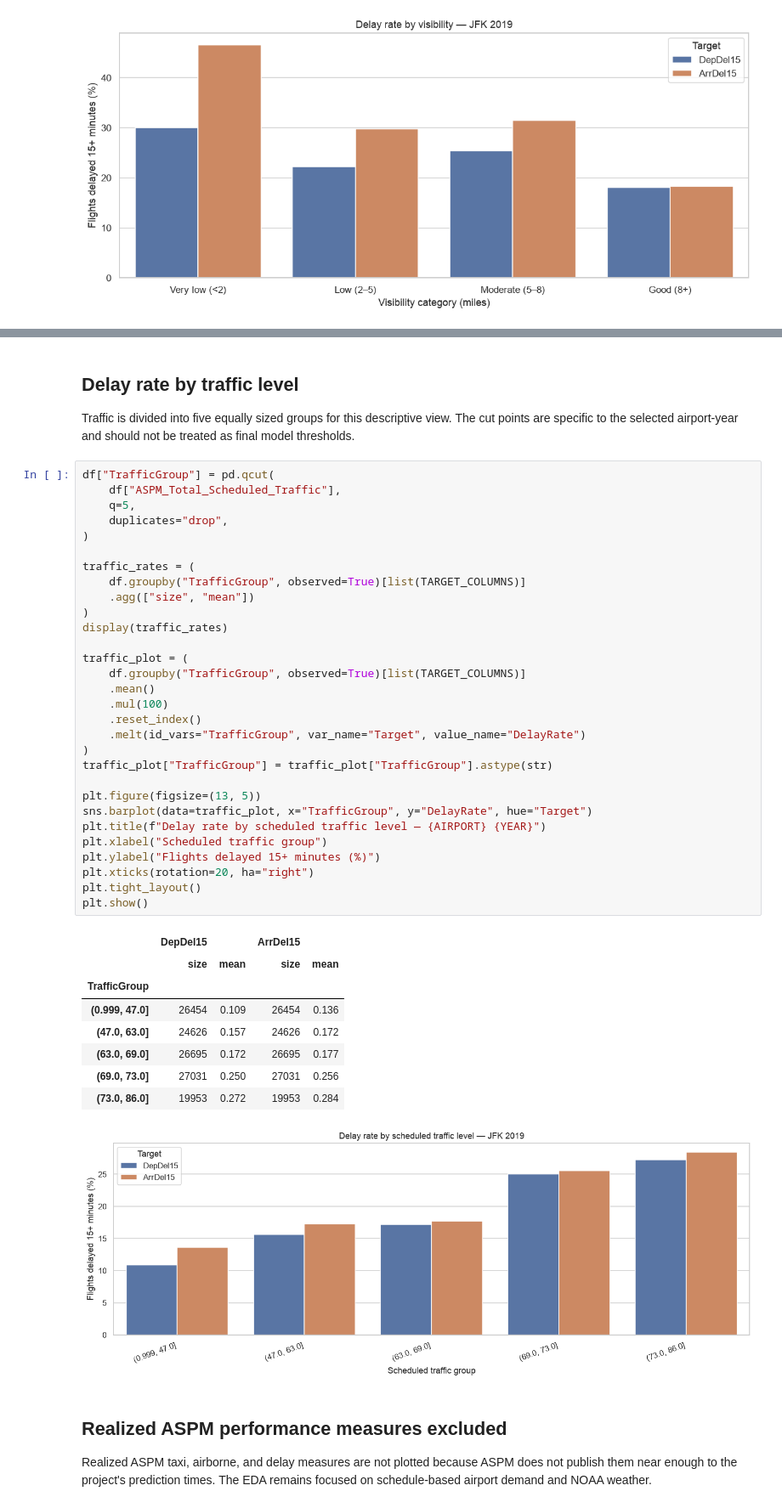
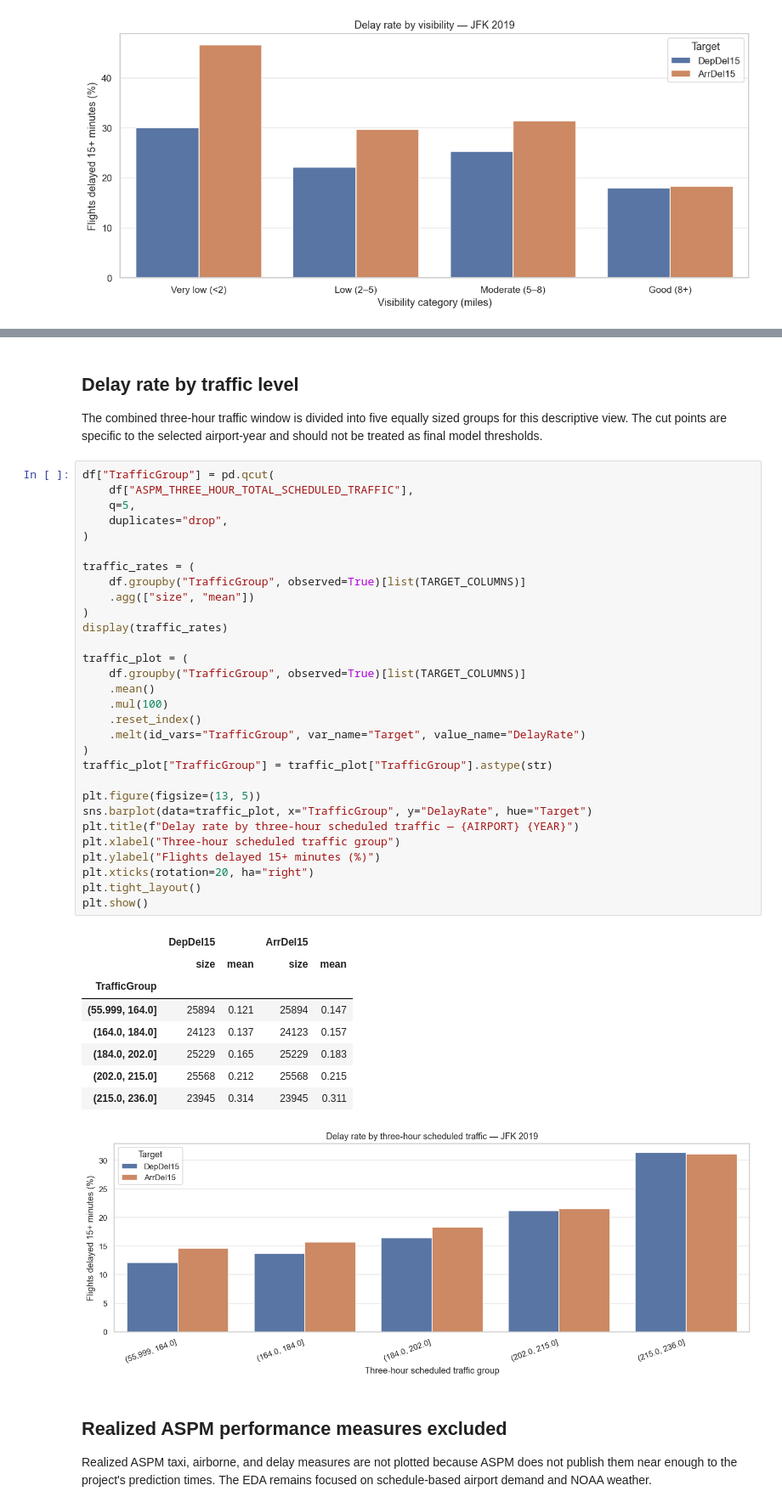
Before and after one commit to johndk/berkeley-ml-capstone, a Jupyter notebook: eda/03_weather_and_congestion.ipynb, the cells around one changed output, grey strips where cells are left out. Shown at 85% size. Drawn from its saved outputs; the diff is of its cells as text.

```diff
--- a/eda/03_weather_and_congestion.ipynb
+++ b/eda/03_weather_and_congestion.ipynb
@@ -222,47 +243,47 @@ Name: ASPM_Total_Scheduled_Traffic, dtype: float64
 # %% [markdown]
 ## Delay rate by traffic level
 
-Traffic is divided into five equally sized groups for this descriptive view. The cut points are specific to the selected airport-year and should not be treated as final model thresholds.
+The combined three-hour traffic window is divided into five equally sized groups for this descriptive view. The cut points are specific to the selected airport-year and should not be treated as final model thresholds.
 # %%
 df["TrafficGroup"] = pd.qcut(
-    df["ASPM_Total_Scheduled_Traffic"],
+    df["ASPM_THREE_HOUR_TOTAL_SCHEDULED_TRAFFIC"],
     q=5,
     duplicates="drop",
 )
 
 traffic_rates = (
     df.groupby("TrafficGroup", observed=True)[list(TARGET_COLUMNS)]
     .agg(["size", "mean"])
 )
 display(traffic_rates)
 
 traffic_plot = (
     df.groupby("TrafficGroup", observed=True)[list(TARGET_COLUMNS)]
     .mean()
     .mul(100)
     .reset_index()
     .melt(id_vars="TrafficGroup", var_name="Target", value_name="DelayRate")
 )
 traffic_plot["TrafficGroup"] = traffic_plot["TrafficGroup"].astype(str)
 
 plt.figure(figsize=(13, 5))
 sns.barplot(data=traffic_plot, x="TrafficGroup", y="DelayRate", hue="Target")
-plt.title(f"Delay rate by scheduled traffic level — {AIRPORT} {YEAR}")
-plt.xlabel("Scheduled traffic group")
+plt.title(f"Delay rate by three-hour scheduled traffic — {AIRPORT} {YEAR}")
+plt.xlabel("Three-hour scheduled traffic group")
 plt.ylabel("Flights delayed 15+ minutes (%)")
 plt.xticks(rotation=20, ha="right")
 plt.tight_layout()
 plt.show()
 # %% [output]
 |  | DepDel15 |  | ArrDel15 |  |
 |  | size | mean | size | mean |
 | TrafficGroup |  |  |  |  |
-| (0.999, 47.0] | 26454 | 0.109 | 26454 | 0.136 |
-| (47.0, 63.0] | 24626 | 0.157 | 24626 | 0.172 |
-| (63.0, 69.0] | 26695 | 0.172 | 26695 | 0.177 |
-| (69.0, 73.0] | 27031 | 0.250 | 27031 | 0.256 |
-| (73.0, 86.0] | 19953 | 0.272 | 19953 | 0.284 |
+| (55.999, 164.0] | 25894 | 0.121 | 25894 | 0.147 |
+| (164.0, 184.0] | 24123 | 0.137 | 24123 | 0.157 |
+| (184.0, 202.0] | 25229 | 0.165 | 25229 | 0.183 |
+| (202.0, 215.0] | 25568 | 0.212 | 25568 | 0.215 |
+| (215.0, 236.0] | 23945 | 0.314 | 23945 | 0.311 |
-[figure, old version]
+[figure, new version]
 # %% [markdown]
 ## Realized ASPM performance measures excluded
 
```
Also changed, not shown: parts of 8 cells of this notebook, 15 other files.
